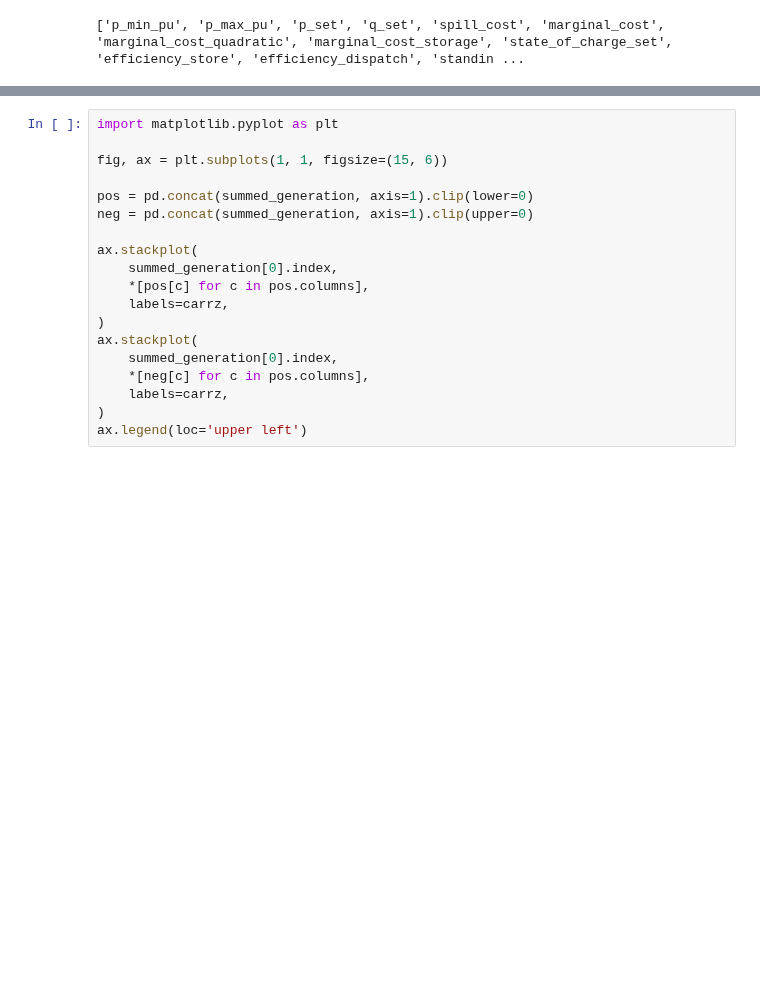
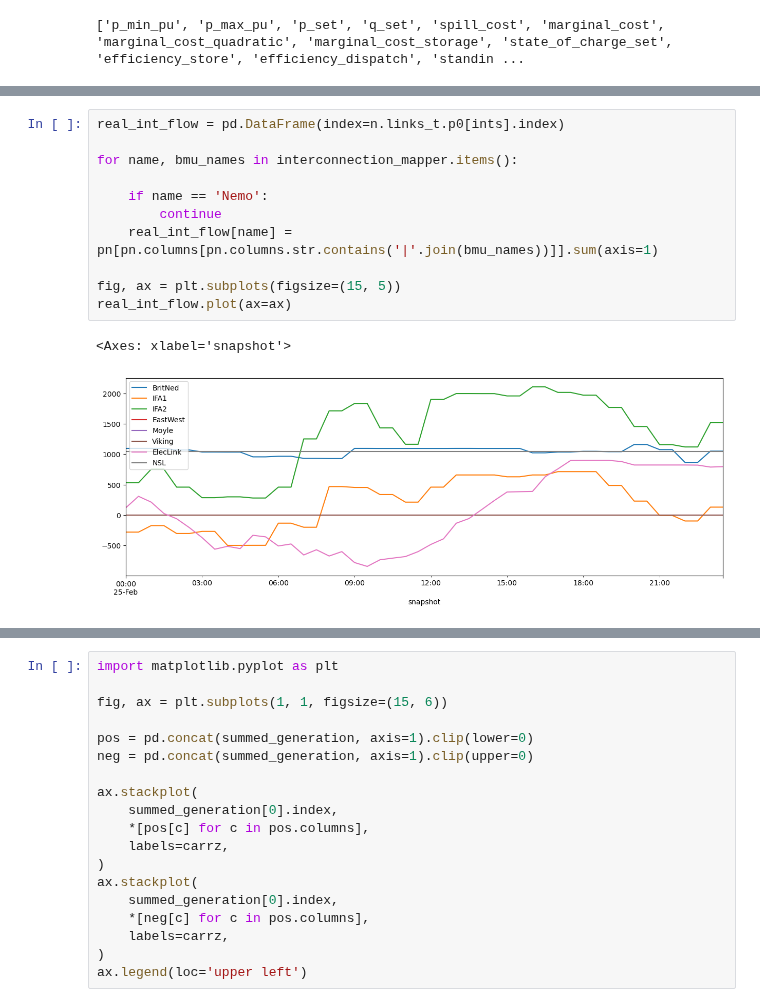
Before and after one commit to LukasFrankenQ/GBPower, a Jupyter notebook: notebooks/build_supply_curve.ipynb, the cells around one changed output, grey strips where cells are left out. Cells and saved outputs as stored; diff of their text form; blank space fills up the shorter version.

```diff
--- a/notebooks/build_supply_curve.ipynb
+++ b/notebooks/build_supply_curve.ipynb
@@ -523 +610,15 @@ plot_merit_order(n)
+# %%
+real_int_flow = pd.DataFrame(index=n.links_t.p0[ints].index)
+
+for name, bmu_names in interconnection_mapper.items():
+
+    if name == 'Nemo':
+        continue
+    real_int_flow[name] = pn[pn.columns[pn.columns.str.contains('|'.join(bmu_names))]].sum(axis=1)
+
+fig, ax = plt.subplots(figsize=(15, 5))
+real_int_flow.plot(ax=ax)
+# %% [output]
+<Axes: xlabel='snapshot'>
+[figure, added]
 # %%
```
Also changed, not shown: parts of 10 cells of this notebook, 4 other files.
